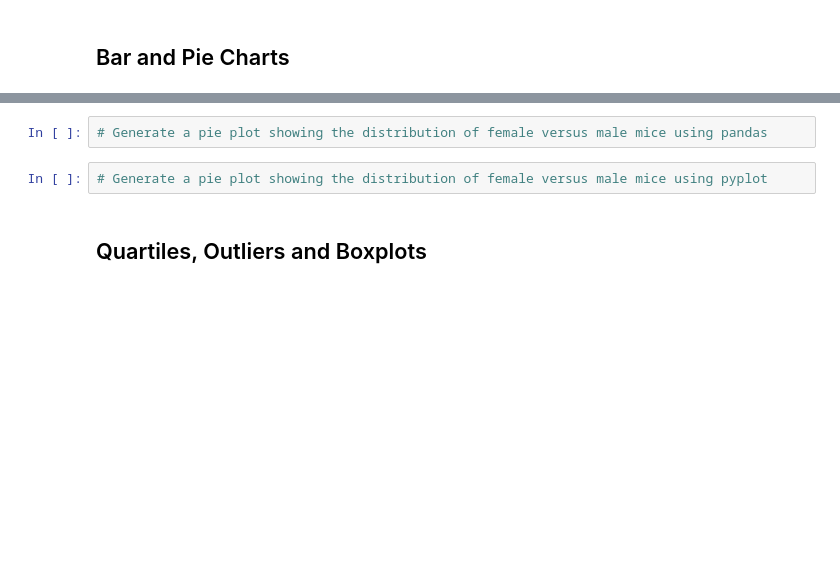
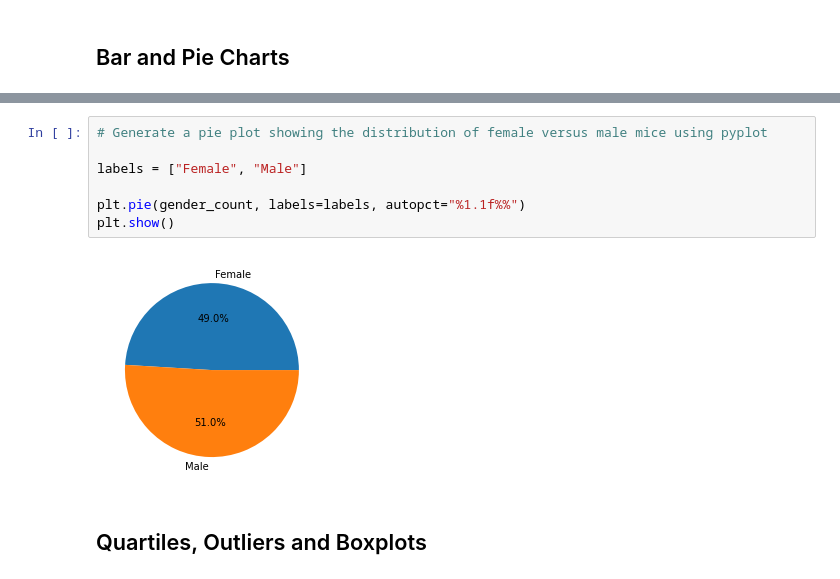
Before and after one commit to dkuchan415/Mouse_Tumor_Sizes, a Jupyter notebook: pymaceuticals_starter.ipynb, the cells around one changed output, grey strips where cells are left out. Drawn from its saved outputs; the diff is of its cells as text; blank space fills up the shorter version.

```diff
--- a/pymaceuticals_starter.ipynb
+++ b/pymaceuticals_starter.ipynb
@@ -169,7 +180,12 @@ plt.show()
 # %%
-# Generate a pie plot showing the distribution of female versus male mice using pandas
+# Generate a pie plot showing the distribution of female versus male mice using pyplot
+
+labels = ["Female", "Male"]
+
+plt.pie(gender_count, labels=labels, autopct="%1.1f%%")
+plt.show()
+# %% [output]
+[figure, added]
-# %%
-# Generate a pie plot showing the distribution of female versus male mice using pyplot
 # %% [markdown]
 ## Quartiles, Outliers and Boxplots
 # %%
```
Also changed, not shown: parts of 4 cells of this notebook.
